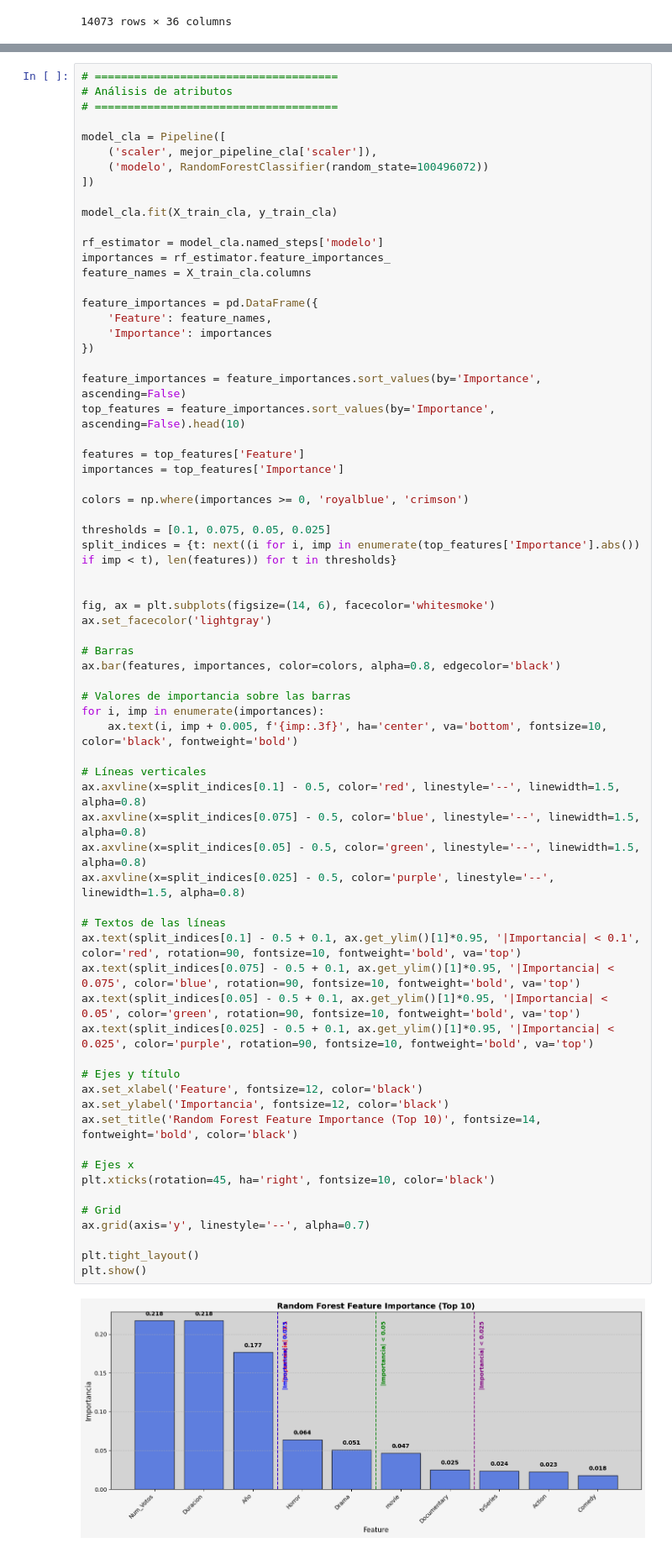
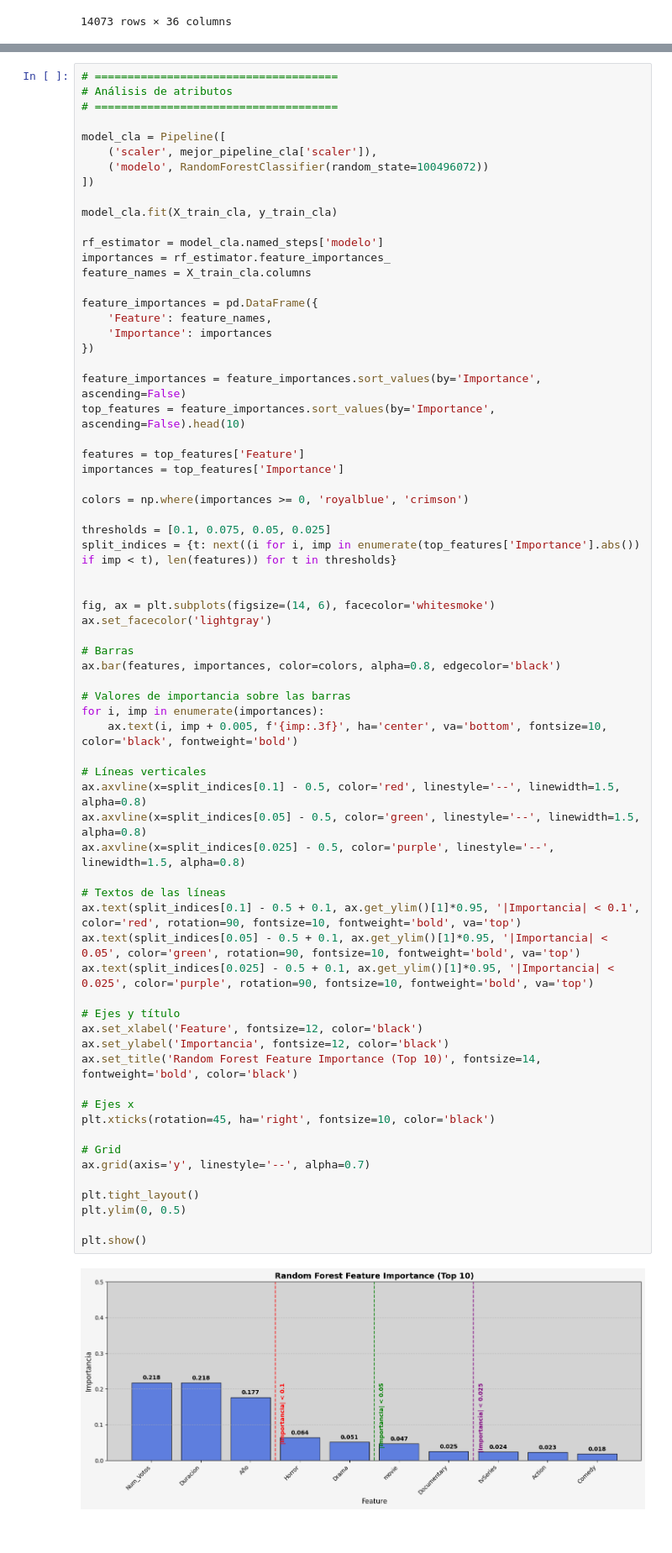
Before and after one commit to Marcos-RP/Lucy-Prototipo-de-Asistente-Personal, a Jupyter notebook: 1 Desarrollo/Fase 2 Modelos/Parte 1/Modelos_IMDb.ipynb, the cells around one changed output, grey strips where cells are left out. Shown at 84% size. Saved outputs shown, nothing was run; the diff lists cells and outputs as text.

```diff
--- a/1 Desarrollo/Fase 2 Modelos/Parte 1/Modelos_IMDb.ipynb
+++ b/1 Desarrollo/Fase 2 Modelos/Parte 1/Modelos_IMDb.ipynb
@@ -538,36 +540,36 @@ ax.set_facecolor('lightgray')
 ax.bar(features, importances, color=colors, alpha=0.8, edgecolor='black')
 
 # Valores de importancia sobre las barras
 for i, imp in enumerate(importances):
     ax.text(i, imp + 0.005, f'{imp:.3f}', ha='center', va='bottom', fontsize=10, color='black', fontweight='bold')
 
 # Líneas verticales
 ax.axvline(x=split_indices[0.1] - 0.5, color='red', linestyle='--', linewidth=1.5, alpha=0.8)
-ax.axvline(x=split_indices[0.075] - 0.5, color='blue', linestyle='--', linewidth=1.5, alpha=0.8)
 ax.axvline(x=split_indices[0.05] - 0.5, color='green', linestyle='--', linewidth=1.5, alpha=0.8)
 ax.axvline(x=split_indices[0.025] - 0.5, color='purple', linestyle='--', linewidth=1.5, alpha=0.8)
 
 # Textos de las líneas
 ax.text(split_indices[0.1] - 0.5 + 0.1, ax.get_ylim()[1]*0.95, '|Importancia| < 0.1', color='red', rotation=90, fontsize=10, fontweight='bold', va='top')
-ax.text(split_indices[0.075] - 0.5 + 0.1, ax.get_ylim()[1]*0.95, '|Importancia| < 0.075', color='blue', rotation=90, fontsize=10, fontweight='bold', va='top')
 ax.text(split_indices[0.05] - 0.5 + 0.1, ax.get_ylim()[1]*0.95, '|Importancia| < 0.05', color='green', rotation=90, fontsize=10, fontweight='bold', va='top')
 ax.text(split_indices[0.025] - 0.5 + 0.1, ax.get_ylim()[1]*0.95, '|Importancia| < 0.025', color='purple', rotation=90, fontsize=10, fontweight='bold', va='top')
 
 # Ejes y título
 ax.set_xlabel('Feature', fontsize=12, color='black')
 ax.set_ylabel('Importancia', fontsize=12, color='black')
 ax.set_title('Random Forest Feature Importance (Top 10)', fontsize=14, fontweight='bold', color='black')
 
 # Ejes x
 plt.xticks(rotation=45, ha='right', fontsize=10, color='black')
 
 # Grid
 ax.grid(axis='y', linestyle='--', alpha=0.7)
 
 plt.tight_layout()
+plt.ylim(0, 0.5)
+
 plt.show()
 # %% [output]
-[figure, old version]
+[figure, new version]
 # %%
 # =====================================
 # Análisis de los resultados
```
Also changed, not shown: parts of 13 cells of this notebook, 21 other files.
